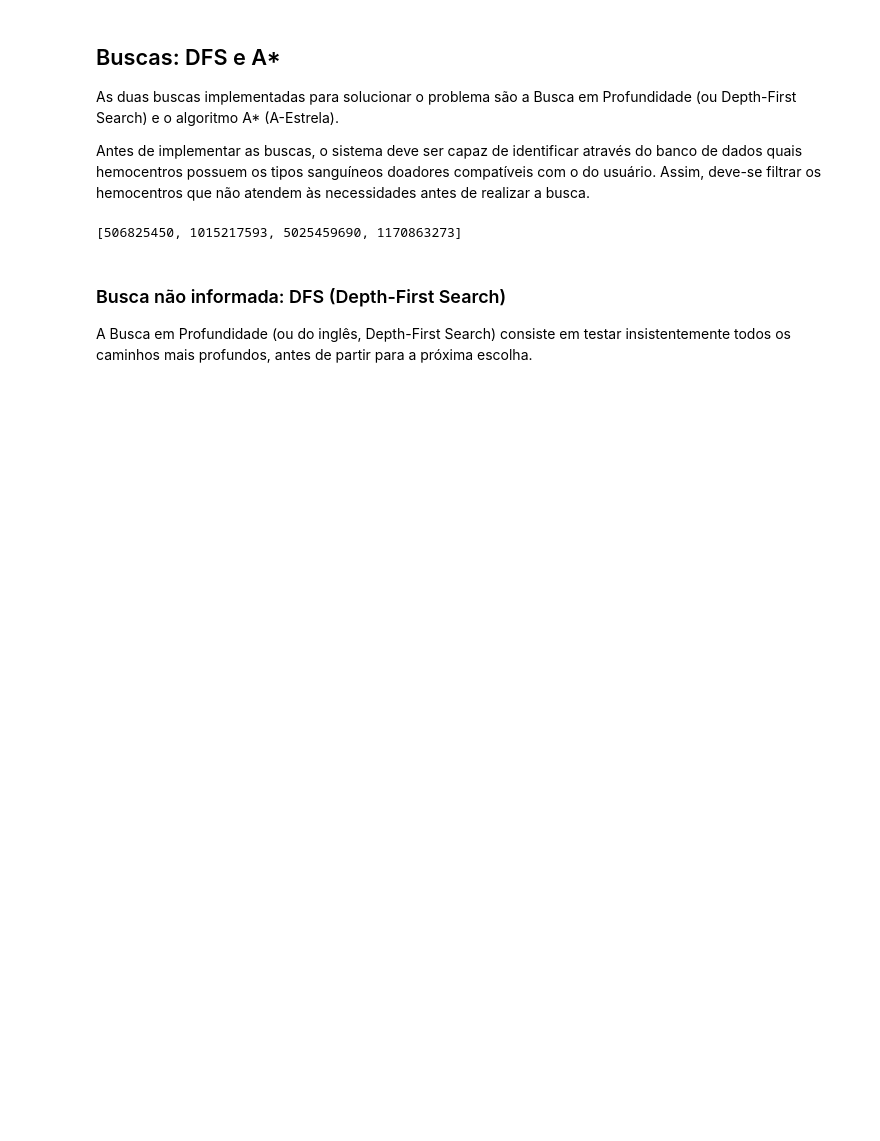
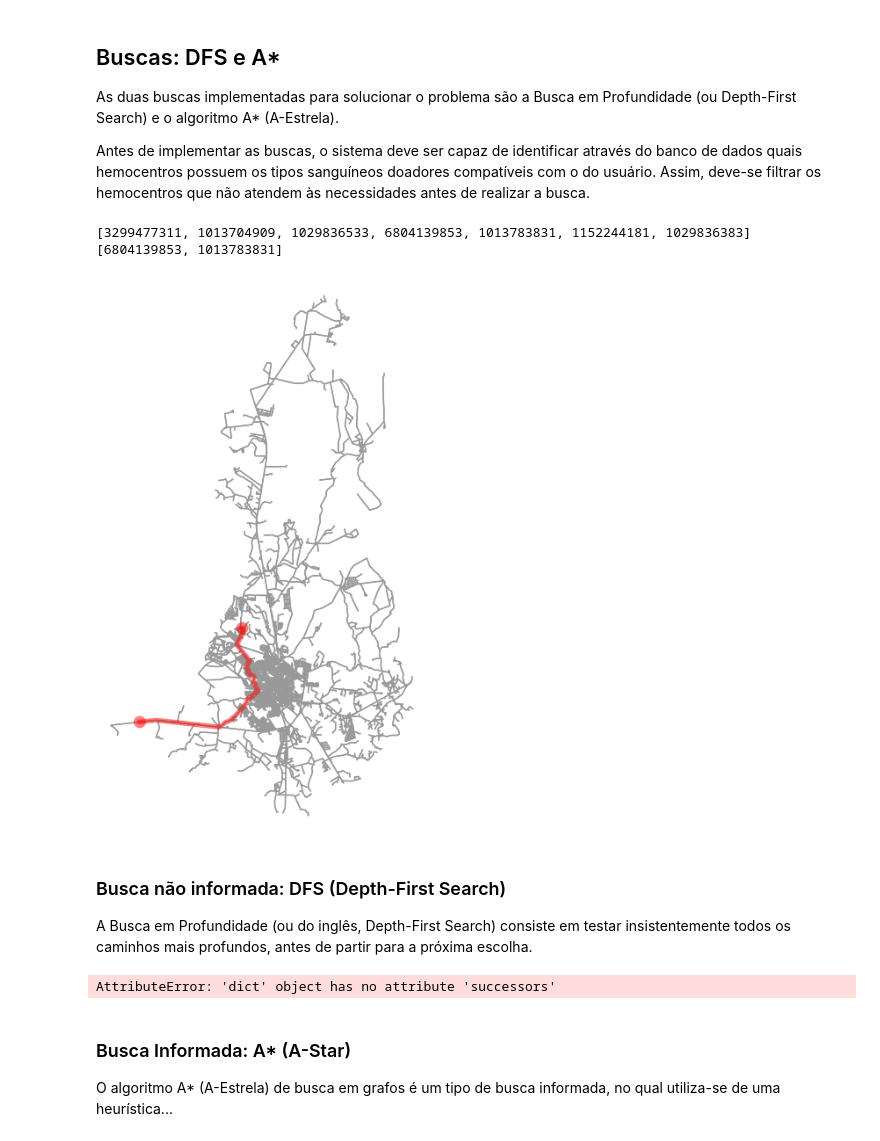
Before and after one commit to marcogarcia2/blood_donation, a Jupyter notebook: project.ipynb, the cells around one changed output. Cells and saved outputs as stored; diff of their text form; code cells hidden in the pictures; blank space fills up the shorter version.

Commit message:
Iniciem as buscas

```diff
--- a/project.ipynb
+++ b/project.ipynb
@@ -130,12 +130,27 @@ As duas buscas implementadas para solucionar o problema são a Busca em Profundi
 
 Antes de implementar as buscas, o sistema deve ser capaz de identificar através do banco de dados quais hemocentros possuem os tipos sanguíneos doadores compatíveis com o do usuário. Assim, deve-se filtrar os hemocentros que não atendem às necessidades antes de realizar a busca.
 # %%
-blood_type = "A+"
+# Definindo o tipo de sangue do usuário e filtrando os HCs válidos
+blood_type = "O-"
 hcs_validos = H.hemocentros_validos(blood_type)
 
 print(hcs_validos)
 # %% [output]
-[506825450, 1015217593, 5025459690, 1170863273]
+[3299477311, 1013704909, 1029836533, 6804139853, 1013783831, 1152244181, 1029836383]
+[6804139853, 1013783831]
+# %%
+# Teste da função já implementada, não usar
+rota = G.calcular_rota(user[0], hcs_validos[0])
+G.plotar_rota(rota)
+# %% [output]
+[figure, added]
 # %% [markdown]
 ### Busca não informada: DFS (Depth-First Search)
 A Busca em Profundidade (ou do inglês, Depth-First Search) consiste em testar insistentemente todos os caminhos mais profundos, antes de partir para a próxima escolha.
+# %%
+G.graph.nodes[user[0]]
+# %% [output]
+AttributeError: 'dict' object has no attribute 'successors'
+# %% [markdown]
+### Busca Informada: A* (A-Star)
+O algoritmo A* (A-Estrela) de busca em grafos é um tipo de busca informada, no qual utiliza-se de uma heurística...
```
Also changed, not shown: parts of 6 cells of this notebook, 8 other files.
